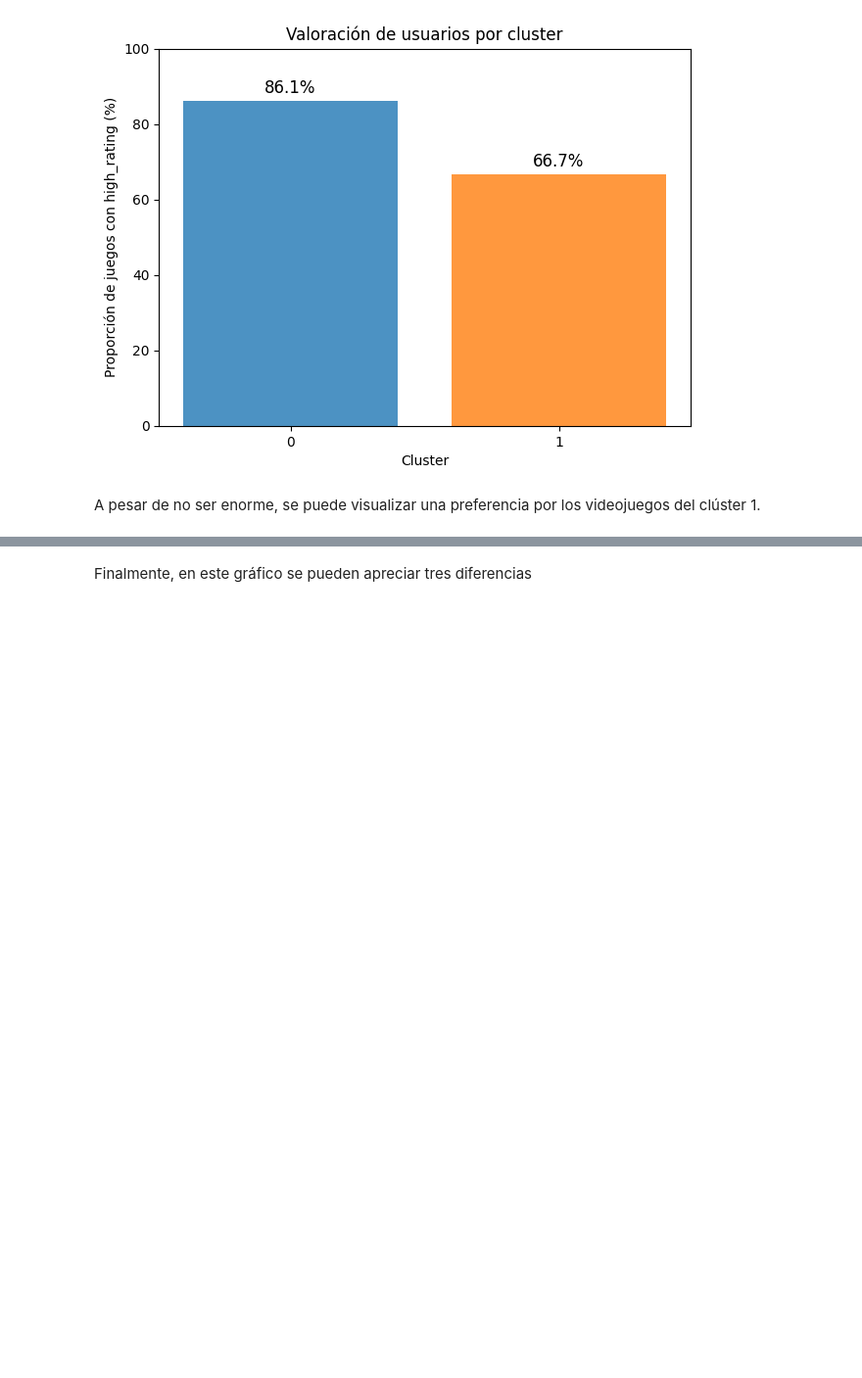
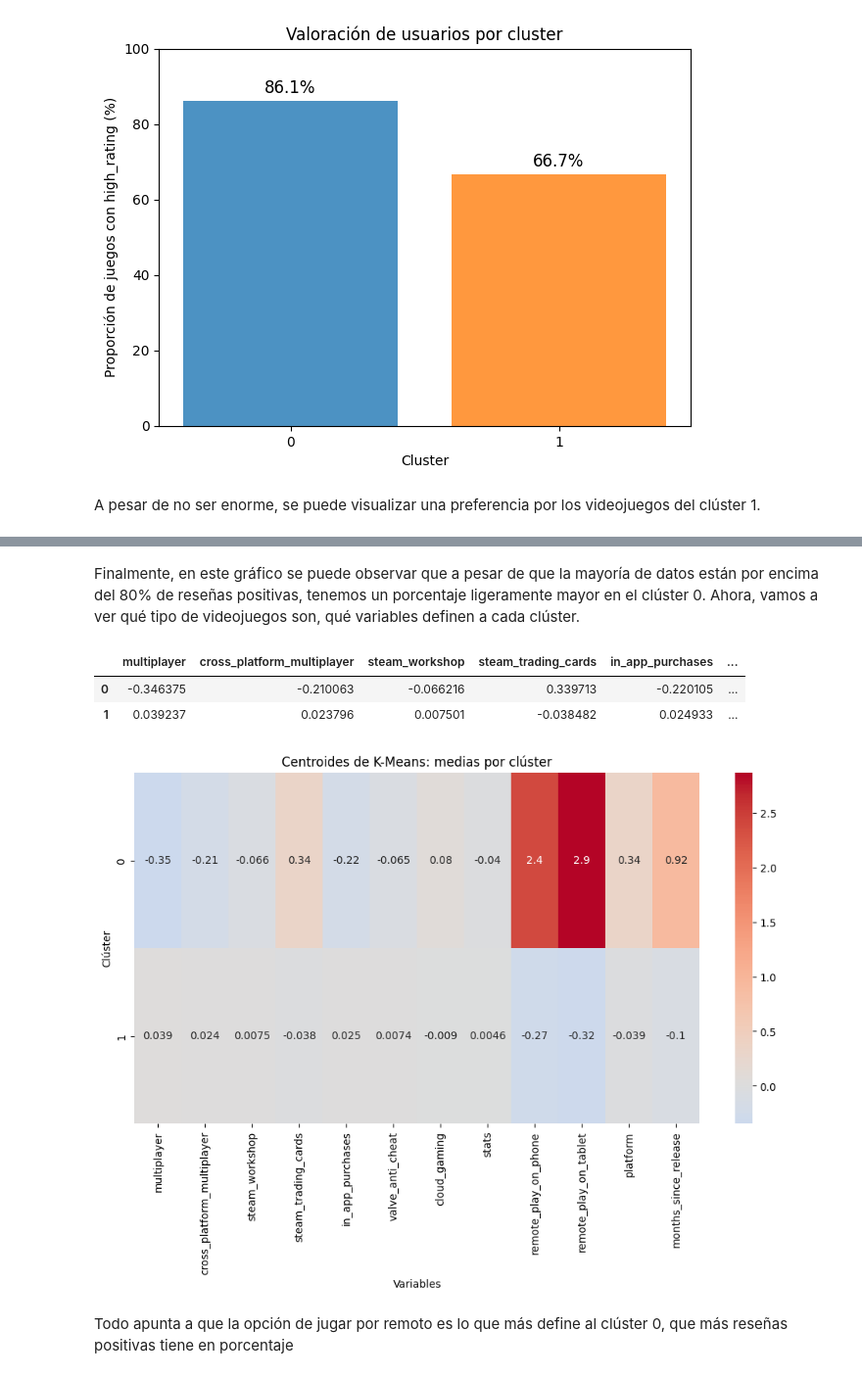
Before and after one commit to JonGarrastatxu/PRACT1-TCVD, a Jupyter notebook: source2/Unsupervised.ipynb, the cells around one changed output, grey strips where cells are left out. Shown at 98% size. Cells and saved outputs as stored; diff of their text form; code cells hidden in the pictures; blank space fills up the shorter version.

```diff
--- a/source2/Unsupervised.ipynb
+++ b/source2/Unsupervised.ipynb
@@ -373,2 +379,26 @@ plt.show()
 # %% [markdown]
-Finalmente, en este gráfico se pueden apreciar tres diferencias
+Finalmente, en este gráfico se puede observar que a pesar de que la mayoría de datos están por encima del 80% de reseñas positivas, tenemos un porcentaje ligeramente mayor en el clúster 0. Ahora, vamos a ver qué tipo de videojuegos son, qué variables definen a cada clúster.
+# %%
+# --- Seleccionar solo las columnas usadas para K-Means ---
+df_unsup_features = df_unsup.drop(columns=['cluster', 'high_rating'], errors='ignore')
+
+# --- Obtener centroides ---
+centroids = pd.DataFrame(kmeans.cluster_centers_, columns=df_unsup_features.columns)
+
+# Mostrar centroides
+display(centroids)
+
+# --- Visualizar con heatmap ---
+plt.figure(figsize=(12,6))
+sns.heatmap(centroids, annot=True, cmap="coolwarm", center=0)
+plt.title("Centroides de K-Means: medias por clúster")
+plt.xlabel("Variables")
+plt.ylabel("Clúster")
+plt.show()
+# %% [output]
+|  | multiplayer | cross_platform_multiplayer | steam_workshop | steam_trading_cards | in_app_purchases | ... |
+| 0 | -0.346375 | -0.210063 | -0.066216 | 0.339713 | -0.220105 | ... |
+| 1 | 0.039237 | 0.023796 | 0.007501 | -0.038482 | 0.024933 | ... |
+[figure, added]
+# %% [markdown]
+Todo apunta a que la opción de jugar por remoto es lo que más define al clúster 0, que más reseñas positivas tiene en porcentaje
```
Also changed, not shown: parts of 13 cells of this notebook.
